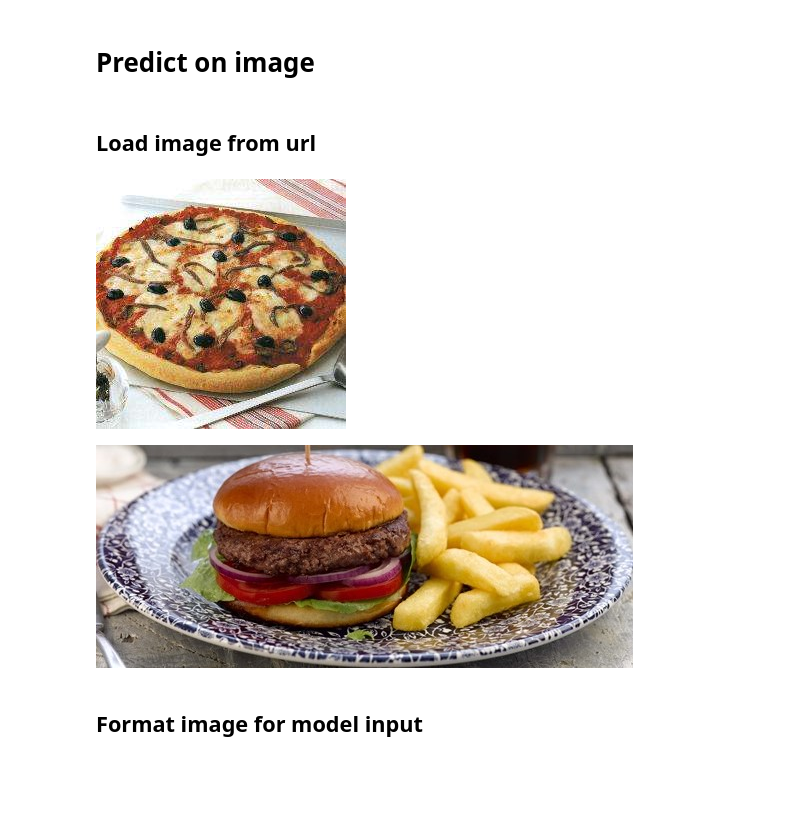
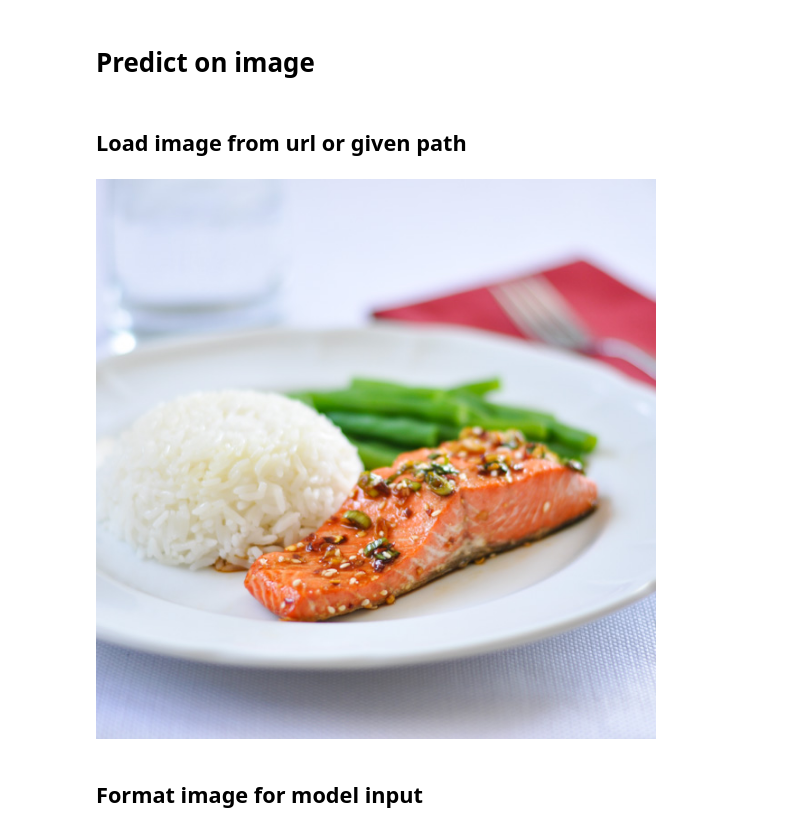
Before and after one commit to BenRoche18/Img2Calories, a Jupyter notebook: notebooks/food_detection/inference.ipynb, the cells around one changed output. Saved outputs shown, nothing was run; the diff lists cells and outputs as text; code cells hidden in the pictures; blank space fills up the shorter version.

```diff
--- a/notebooks/food_detection/inference.ipynb
+++ b/notebooks/food_detection/inference.ipynb
@@ -117,25 +117,26 @@ Loading learnt model weights...done
 # %% [markdown]
 # Predict on image
 # %% [markdown]
-## Load image from url
+## Load image from url or given path
 # %%
-url = "http://ukcdn.ar-cdn.com/recipes/port250/00717b58-dfc2-4b12-bbaa-266c0699cce1.jpg"
+url = "https://steemitimages.com/DQmSSw3vZF93icqgWEHqsi3Bc9XZcpuCYHo24P4UeHr2VcE/WP_20180111_21_18_29_Pro_LI.jpg"
+path = os.path.join(ROOT_DIR, "evaluation", "images", "a.jpg")
 
-def loadImage(url):
+def loadURLImage(url):
     filename = url.split('/')[-1]
     img = utils.get_file(filename, url)
     img = Image.open(img)
     return img
 
-img = loadImage(url)
+def loadPathImage(path):
+    img = Image.open(path)
+    return img
+
+img = loadPathImage(path)
+#img = loadURLImage(url)
 img
 # %% [output]
-[figure, old version]
+[figure, new version]
-# %%
-img = Image.open(os.path.join(os.path.abspath(os.sep), "Datasets", "nutrition", "JPEGImages", "2.jpg"))
-img
-# %% [output]
-[figure, removed]
 # %% [markdown]
 ## Format image for model input
 # %%
```
Also changed, not shown: parts of 8 cells of this notebook, 33 other files.
